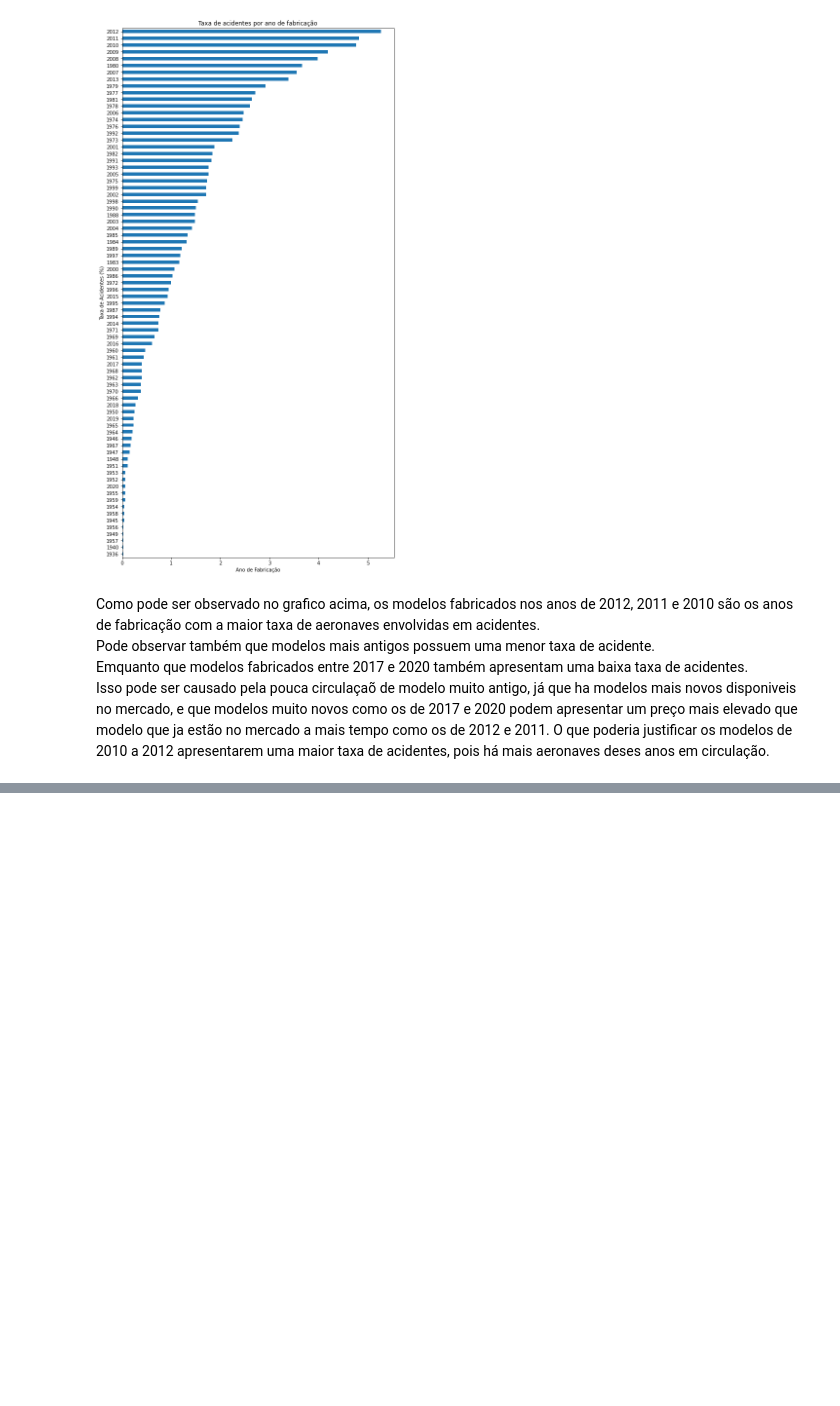
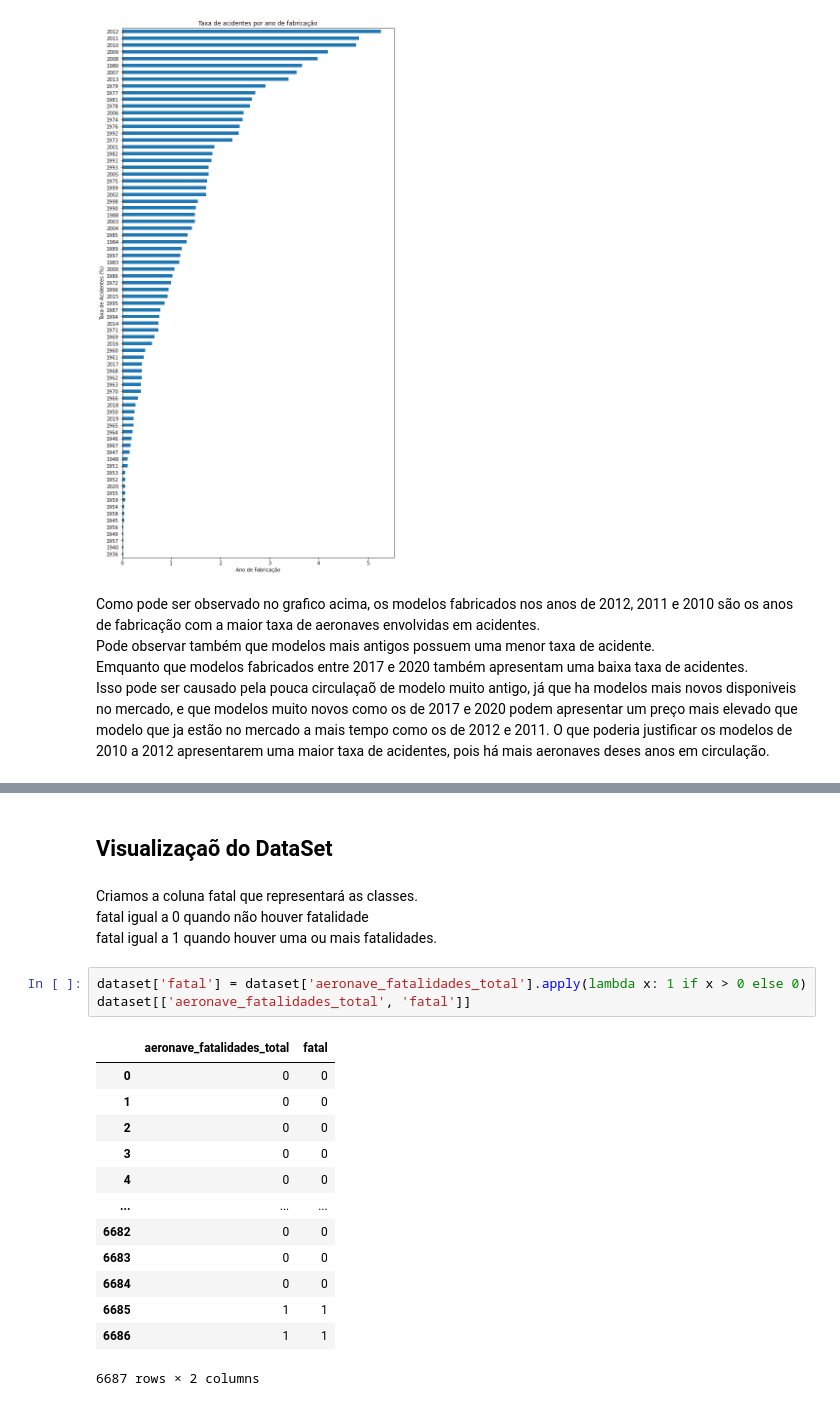
Before and after one commit to MarcosVeniciu/Trabalho-Pratico-Introducao-a-Ciencia-dos-Dados, a Jupyter notebook: cenipa.ipynb, the cells around one changed output, grey strips where cells are left out. Cells and saved outputs as stored; diff of their text form; blank space fills up the shorter version.

```diff
--- a/cenipa.ipynb
+++ b/cenipa.ipynb
@@ -831,0 +867,23 @@ Isso pode ser causado pela pouca circulaçaõ de modelo muito antigo, já que ha
+# %% [markdown]
+## Visualizaçaõ do DataSet
+# %% [markdown]
+Criamos a coluna fatal que representará as classes. \
+fatal igual a 0 quando não houver fatalidade \
+fatal igual a 1 quando houver uma ou mais fatalidades.
+# %%
+dataset['fatal'] = dataset['aeronave_fatalidades_total'].apply(lambda x: 1 if x > 0 else 0)
+dataset[['aeronave_fatalidades_total', 'fatal']]
+# %% [output]
+|  | aeronave_fatalidades_total | fatal |
+| 0 | 0 | 0 |
+| 1 | 0 | 0 |
+| 2 | 0 | 0 |
+| 3 | 0 | 0 |
+| 4 | 0 | 0 |
+| ... | ... | ... |
+| 6682 | 0 | 0 |
+| 6683 | 0 | 0 |
+| 6684 | 0 | 0 |
+| 6685 | 1 | 1 |
+| 6686 | 1 | 1 |
+6687 rows × 2 columns
```
Also changed, not shown: parts of 29 cells of this notebook.
